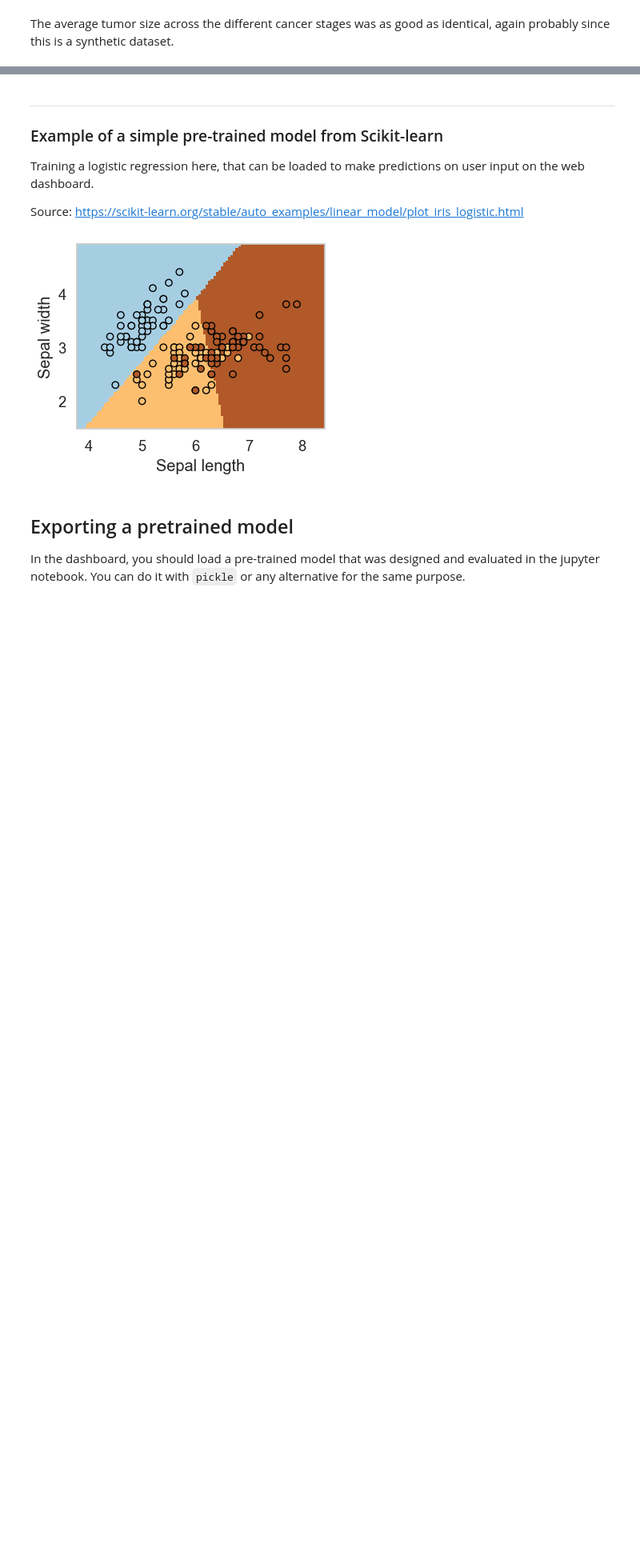
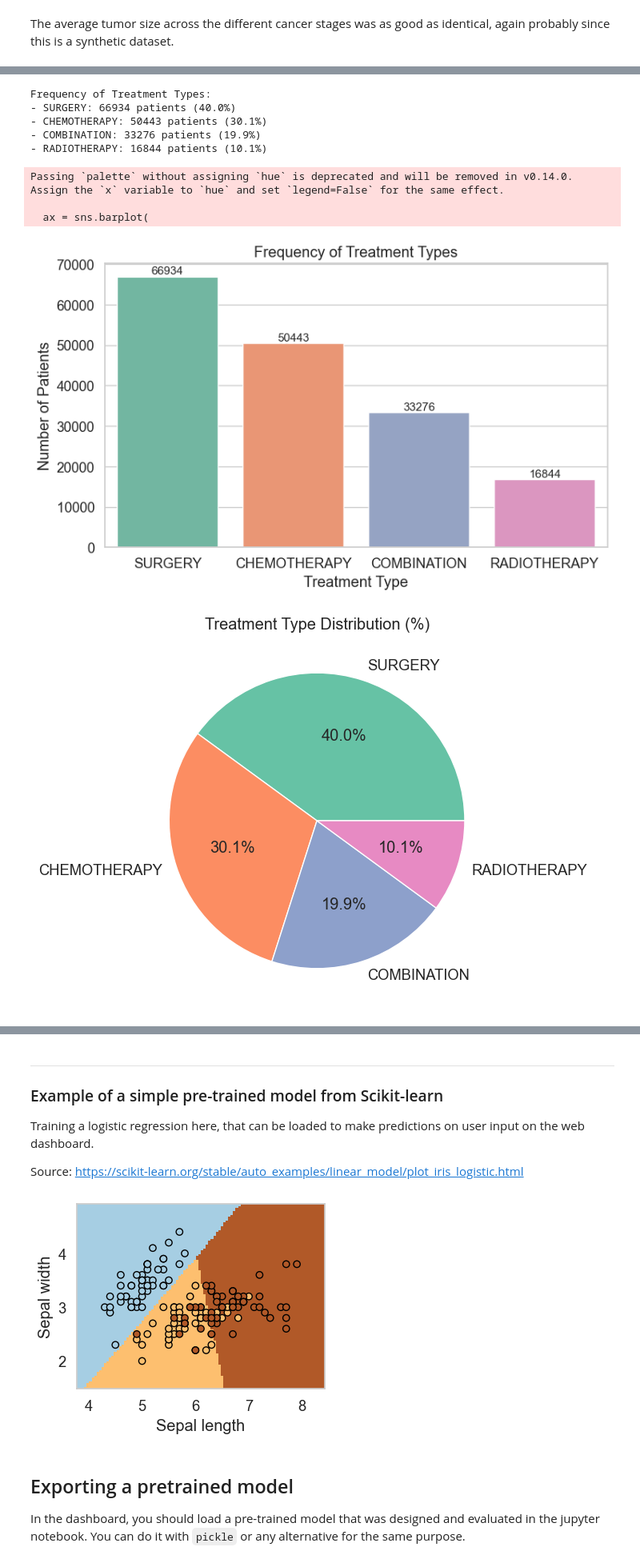
Before and after one commit to samriddhist/PROHI-dashboard-demo, a Jupyter notebook: jupyter-notebooks/data-analysis-pipeline.ipynb, the cells around one changed output, grey strips where cells are left out. Shown: that part at 80% size. Drawn from its saved outputs; the diff is of its cells as text; code cells hidden in the pictures; blank space fills up the shorter version.

```diff
--- a/jupyter-notebooks/data-analysis-pipeline.ipynb
+++ b/jupyter-notebooks/data-analysis-pipeline.ipynb
@@ -514,0 +605,55 @@ The average tumor size across the different cancer stages was as good as identic
+# %%
+treat_col = "Treatment_Type"
+
+# Clean values (remove whitespace, normalize case)
+df[treat_col] = df[treat_col].astype(str).str.strip().str.upper()
+
+# Frequency counts
+treat_counts = df[treat_col].value_counts()
+treat_pct = (treat_counts / treat_counts.sum() * 100).round(1)
+
+print("Frequency of Treatment Types:")
+for t, c in treat_counts.items():
+    print(f"- {t}: {c} patients ({treat_pct[t]}%)")
+
+# Visualization
+sns.set(style="whitegrid", palette="Set2", font_scale=1.2)
+
+# 1) Bar chart (counts)
+plt.figure(figsize=(8,5))
+ax = sns.barplot(
+    x=treat_counts.index,
+    y=treat_counts.values,
+    palette="Set2"
+)
+ax.set_title("Frequency of Treatment Types")
+ax.set_xlabel("Treatment Type")
+ax.set_ylabel("Number of Patients")
+for p, count in zip(ax.patches, treat_counts.values):
+    ax.annotate(f"{count}",
+                (p.get_x() + p.get_width()/2, p.get_height()),
+                ha="center", va="bottom", fontsize=11)
+plt.tight_layout()
+plt.show()
+
+# 2) Pie chart (percentages)
+plt.figure(figsize=(6,6))
+plt.pie(
+    treat_counts.values,
+    labels=treat_counts.index,
+    autopct="%1.1f%%",
+    colors=sns.color_palette("Set2", n_colors=len(treat_counts))
+)
+plt.title("Treatment Type Distribution (%)")
+plt.show()
+# %% [output]
+Frequency of Treatment Types:
+- SURGERY: 66934 patients (40.0%)
+- CHEMOTHERAPY: 50443 patients (30.1%)
+- COMBINATION: 33276 patients (19.9%)
+- RADIOTHERAPY: 16844 patients (10.1%)
+Passing `palette` without assigning `hue` is deprecated and will be removed in v0.14.0. Assign the `x` variable to `hue` and set `legend=False` for the same effect.
+
+  ax = sns.barplot(
+[figure, added]
+[figure, added]
```
Also changed, not shown: parts of 6 cells of this notebook.
